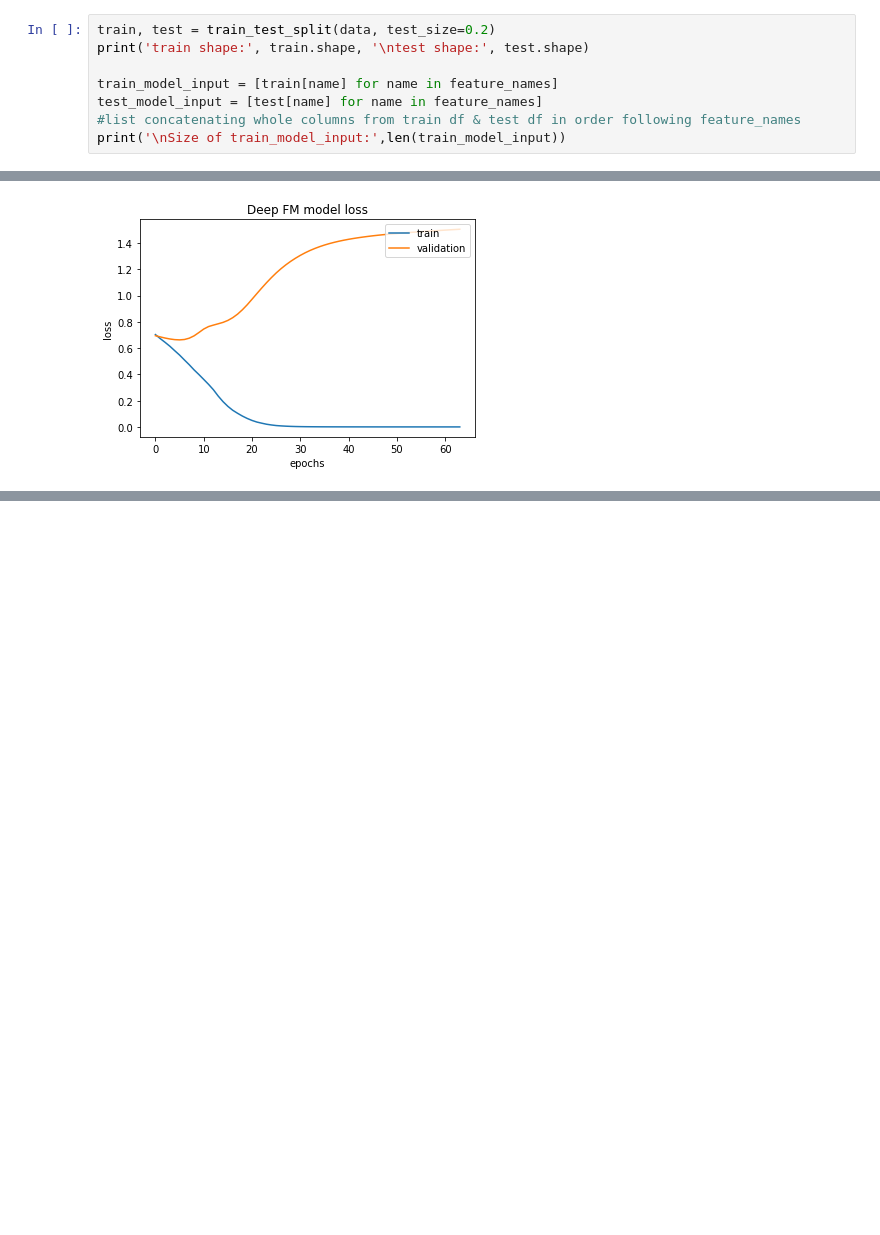
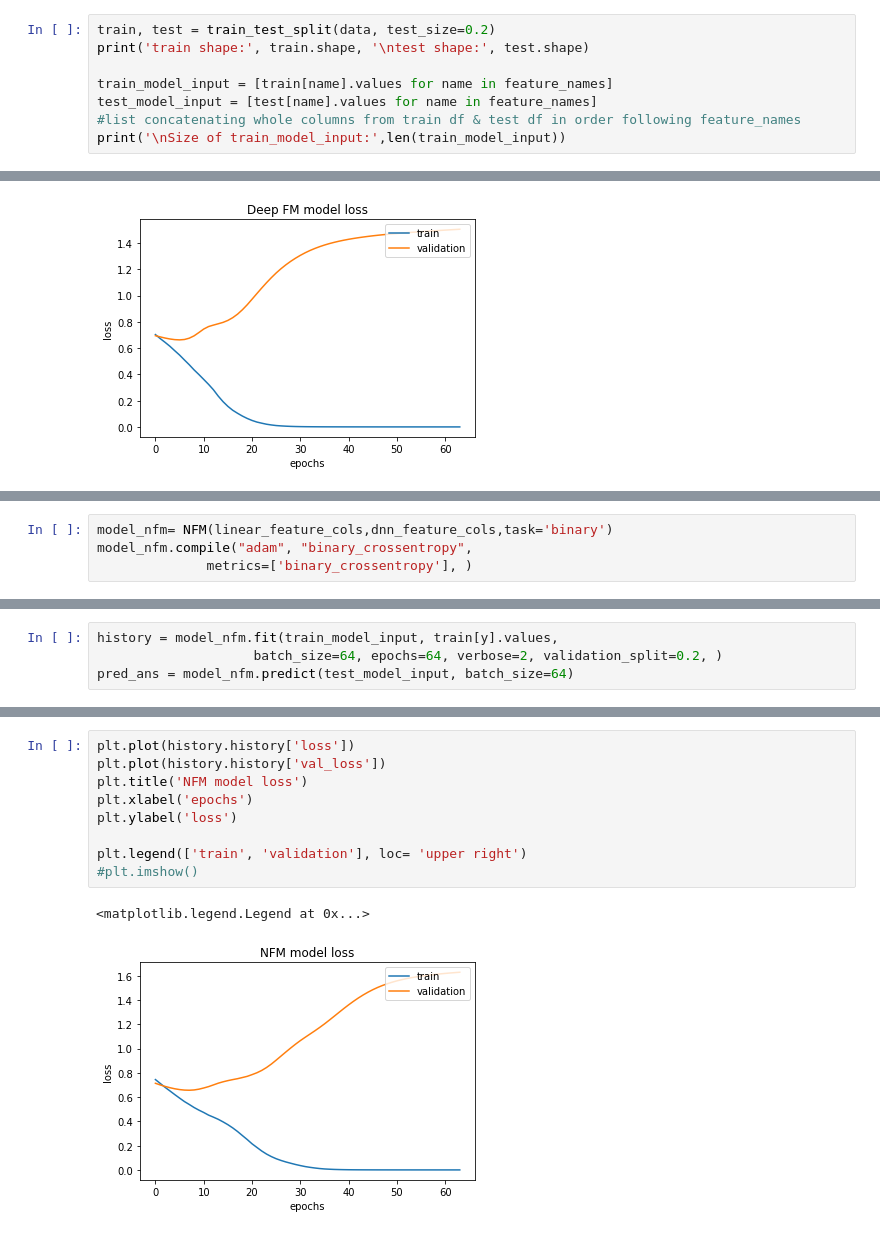
Before and after one commit to mlsquare/cook-imly, a Jupyter notebook: Notebooks/Deep FM with deepCtr.ipynb, the cells around one changed output, grey strips where cells are left out. Saved outputs shown, nothing was run; the diff lists cells and outputs as text; blank space fills up the shorter version.

```diff
--- a/Notebooks/Deep FM with deepCtr.ipynb
+++ b/Notebooks/Deep FM with deepCtr.ipynb
@@ -170,8 +170,8 @@ data.head(5)
 train, test = train_test_split(data, test_size=0.2)
 print('train shape:', train.shape, '\ntest shape:', test.shape)
 
-train_model_input = [train[name] for name in feature_names]
-test_model_input = [test[name] for name in feature_names]
+train_model_input = [train[name].values for name in feature_names]
+test_model_input = [test[name].values for name in feature_names]
 #list concatenating whole columns from train df & test df in order following feature_names
 print('\nSize of train_model_input:',len(train_model_input))
 # %% [output]
@@ -225,0 +264,4 @@ plt.legend(['train', 'validation'], loc= 'upper right')
+# %%
+model_nfm= NFM(linear_feature_cols,dnn_feature_cols,task='binary')
+model_nfm.compile("adam", "binary_crossentropy",
+              metrics=['binary_crossentropy'], )
@@ -225,0 +288,4 @@ plt.legend(['train', 'validation'], loc= 'upper right')
+# %%
+history = model_nfm.fit(train_model_input, train[y].values,
+                    batch_size=64, epochs=64, verbose=2, validation_split=0.2, )
+pred_ans = model_nfm.predict(test_model_input, batch_size=64)
@@ -225,0 +310,12 @@ plt.legend(['train', 'validation'], loc= 'upper right')
+# %%
+plt.plot(history.history['loss'])
+plt.plot(history.history['val_loss'])
+plt.title('NFM model loss')
+plt.xlabel('epochs')
+plt.ylabel('loss')
+
+plt.legend(['train', 'validation'], loc= 'upper right')
+#plt.imshow()
+# %% [output]
+<matplotlib.legend.Legend at 0x...>
+[figure, added]
```
Also changed, not shown: parts of 51 cells of this notebook.
